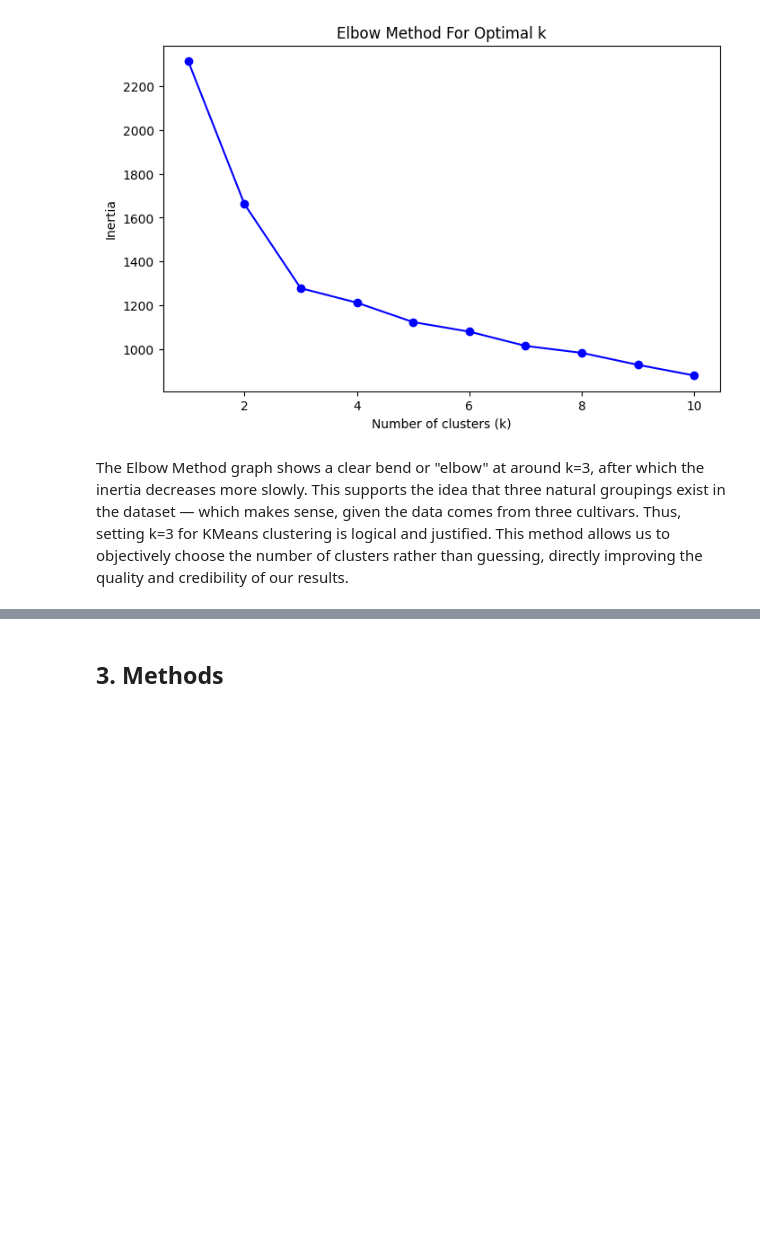
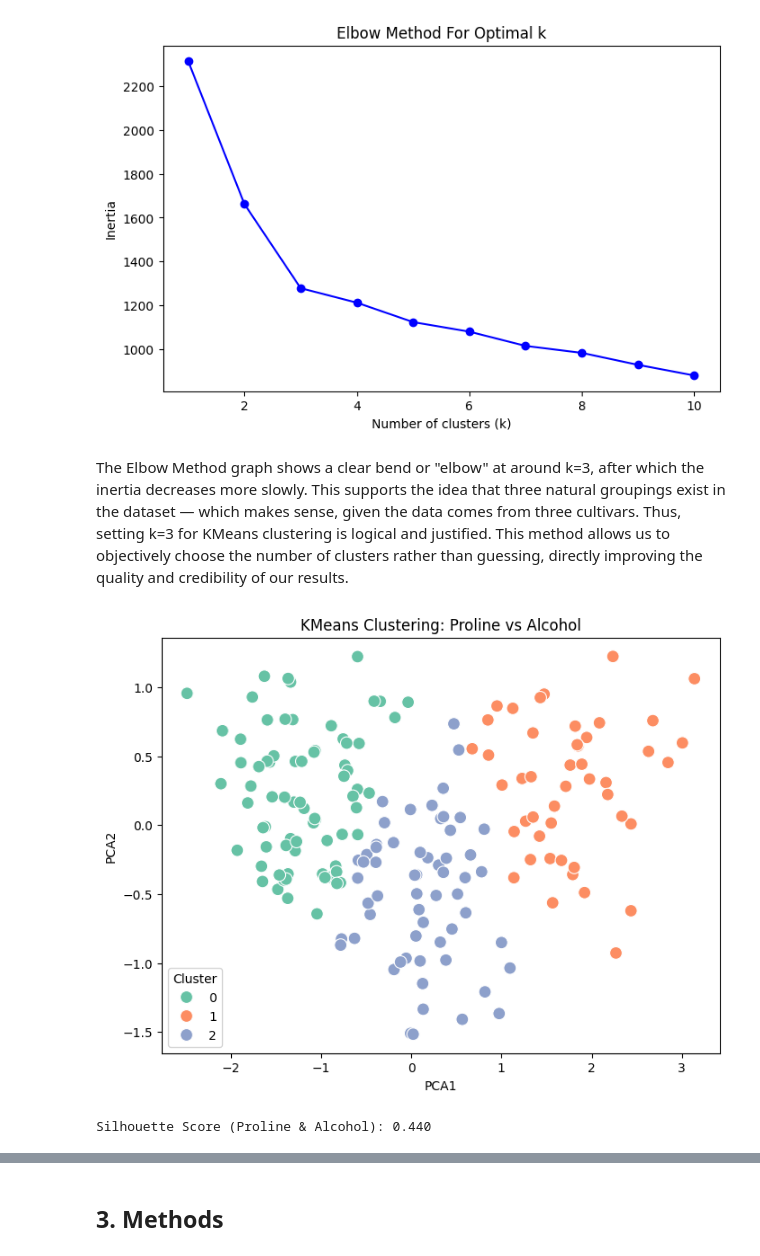
Before and after one commit to zenatron/itcs-3162-final, a Jupyter notebook: final-project.ipynb, the cells around one changed output, grey strips where cells are left out. Drawn from its saved outputs; the diff is of its cells as text; code cells hidden in the pictures; blank space fills up the shorter version.

```diff
--- a/final-project.ipynb
+++ b/final-project.ipynb
@@ -176,3 +193,43 @@ plt.show()
 [figure]
 # %% [markdown]
 The Elbow Method graph shows a clear bend or "elbow" at around k=3, after which the inertia decreases more slowly. This supports the idea that three natural groupings exist in the dataset — which makes sense, given the data comes from three cultivars. Thus, setting k=3 for KMeans clustering is logical and justified. This method allows us to objectively choose the number of clusters rather than guessing, directly improving the quality and credibility of our results.
+# %%
+from sklearn.preprocessing import StandardScaler
+from sklearn.cluster import KMeans
+from sklearn.decomposition import PCA
+from sklearn.metrics import silhouette_score
+import matplotlib.pyplot as plt
+import seaborn as sns
+import pandas as pd
+
+# Select features
+X = wine_df[['Proline', 'Alcohol']]
+
+# Standardize features
+scaler = StandardScaler()
+wine_scaled = scaler.fit_transform(X)
+
+# Apply KMeans clustering
+kmeans = KMeans(n_clusters=3, random_state=42)
+kmeans.fit(wine_scaled)
+
+# Apply PCA for visualization (reduce to 2D)
+pca = PCA(n_components=2)
+pca_components = pca.fit_transform(wine_scaled)
+
+# Create DataFrame for plotting
+pca_df = pd.DataFrame(pca_components, columns=['PCA1', 'PCA2'])
+pca_df['Cluster'] = kmeans.labels_
+
+# Plot clusters
+plt.figure(figsize=(8, 6))
+sns.scatterplot(data=pca_df, x='PCA1', y='PCA2', hue='Cluster', palette='Set2', s=100)
+plt.title('KMeans Clustering: Proline vs Alcohol')
+plt.show()
+
+# Silhouette Score (measures cluster separation quality)
+silh_score = silhouette_score(wine_scaled, kmeans.labels_)
+print(f"Silhouette Score (Proline & Alcohol): {silh_score:.3f}")
+# %% [output]
+[figure, added]
+Silhouette Score (Proline & Alcohol): 0.440
```
Also changed, not shown: parts of 3 cells of this notebook.
